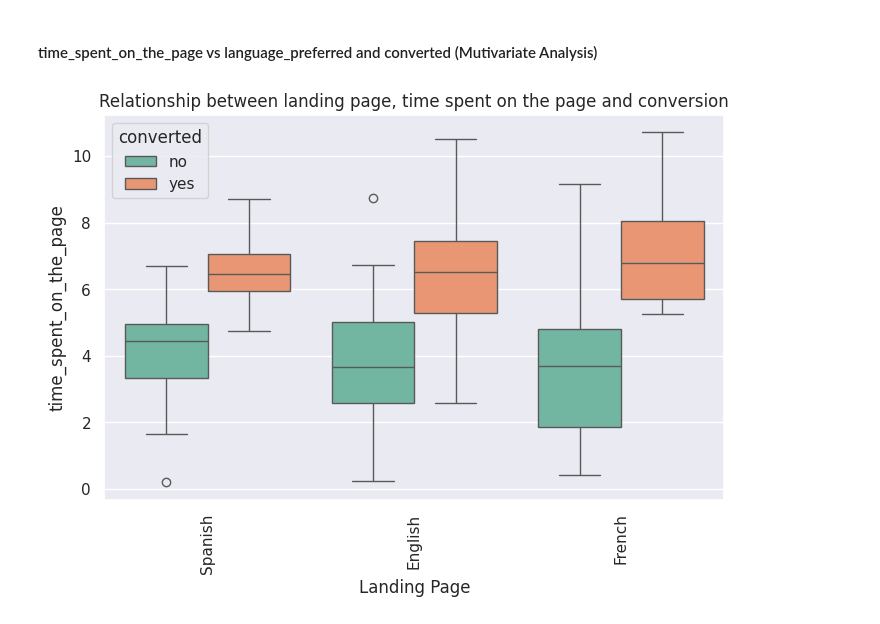
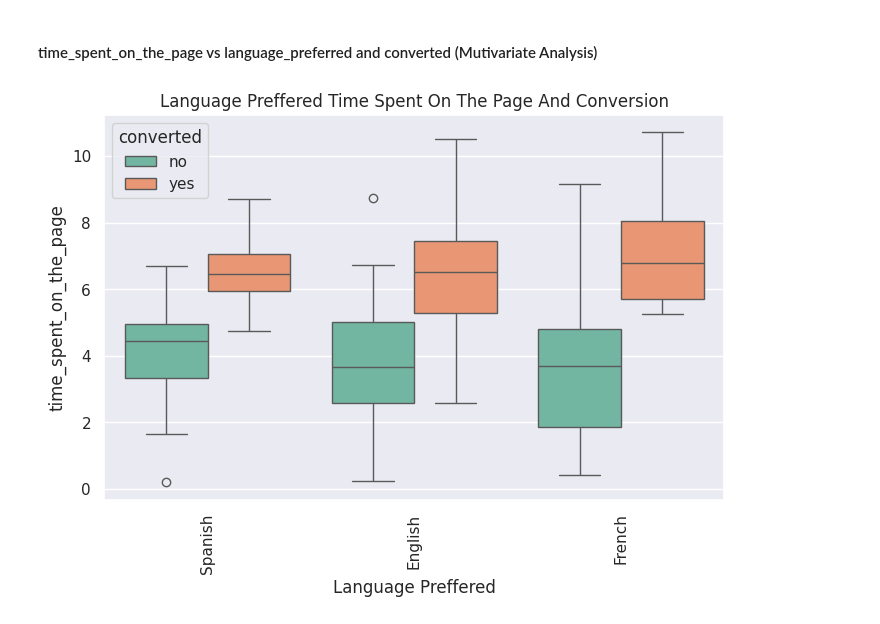
Before and after one commit to Rajesh2015/E-news-Express-Project, a Jupyter notebook: E-news Express Project Solution.ipynb, the cells around one changed output. Saved outputs shown, nothing was run; the diff lists cells and outputs as text; code cells hidden in the pictures.

```diff
--- a/E-news Express Project Solution.ipynb
+++ b/E-news Express Project Solution.ipynb
@@ -632,9 +626,9 @@ plt.show()
 # %%
 # Box plot to show the relationship between time_spent_on_the_page converted and landing_page
 
 plt=plot_boxplot(df, x_col='language_preferred', y_col='time_spent_on_the_page', hue_col='converted',
-             title="Relationship between landing page, time spent on the page and conversion",
-             xlabel="Landing Page")
+             title="Language Preffered Time Spent On The Page And Conversion",
+             xlabel="Language Preffered")
 plt.show()
 # %% [output]
-[figure, old version]
+[figure, new version]
```
Also changed, not shown: parts of 2 cells of this notebook.
